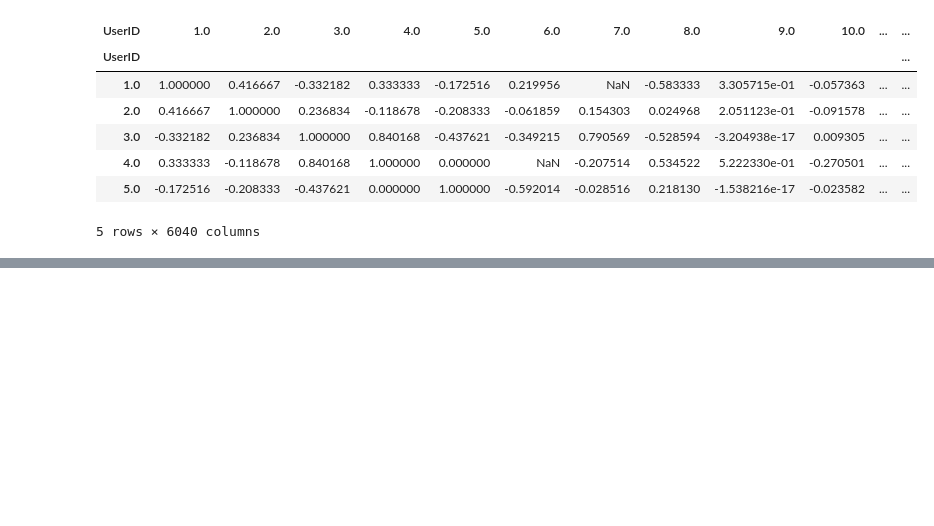
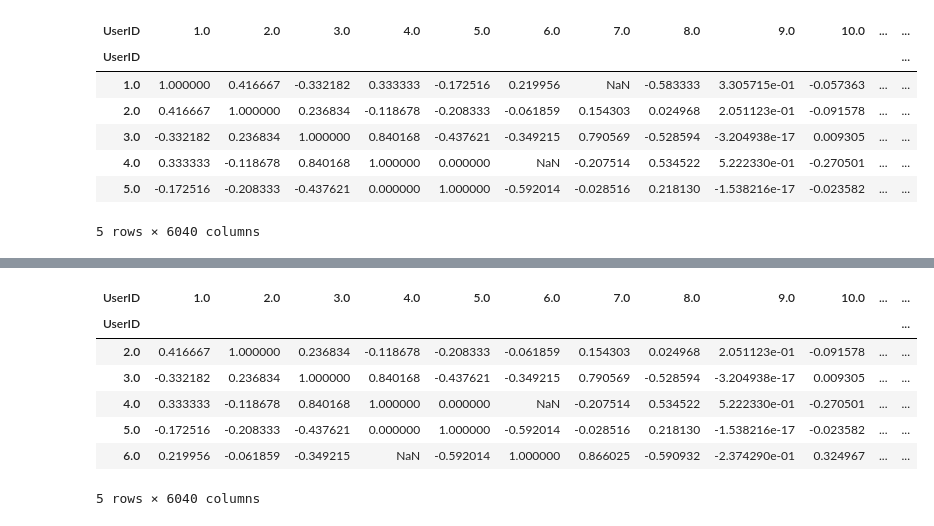
Before and after one commit to pkmariya/Scaler01, a Jupyter notebook: ZeeRecommender_CaseStudy_Mariya_DSML.ipynb, the cells around one changed output, grey strips where cells are left out. Drawn from its saved outputs; the diff is of its cells as text; code cells hidden in the pictures; blank space fills up the shorter version.

```diff
--- a/ZeeRecommender_CaseStudy_Mariya_DSML.ipynb
+++ b/ZeeRecommender_CaseStudy_Mariya_DSML.ipynb
@@ -515,0 +546,16 @@ user_similarity.head()
+# %%
+# Pick a user ID
+picked_userid = 1
+# Remove picked user ID from the candidate list
+user_similarity.drop(index=picked_userid, inplace=True)
+# Take a look at the data
+user_similarity.head()
+# %% [output]
+| UserID | 1.0 | 2.0 | 3.0 | 4.0 | 5.0 | 6.0 | 7.0 | 8.0 | 9.0 | 10.0 | ... | ... |
+| UserID |  |  |  |  |  |  |  |  |  |  |  | ... |
+| 2.0 | 0.416667 | 1.000000 | 0.236834 | -0.118678 | -0.208333 | -0.061859 | 0.154303 | 0.024968 | 2.051123e-01 | -0.091578 | ... | ... |
+| 3.0 | -0.332182 | 0.236834 | 1.000000 | 0.840168 | -0.437621 | -0.349215 | 0.790569 | -0.528594 | -3.204938e-17 | 0.009305 | ... | ... |
+| 4.0 | 0.333333 | -0.118678 | 0.840168 | 1.000000 | 0.000000 | NaN | -0.207514 | 0.534522 | 5.222330e-01 | -0.270501 | ... | ... |
+| 5.0 | -0.172516 | -0.208333 | -0.437621 | 0.000000 | 1.000000 | -0.592014 | -0.028516 | 0.218130 | -1.538216e-17 | -0.023582 | ... | ... |
+| 6.0 | 0.219956 | -0.061859 | -0.349215 | NaN | -0.592014 | 1.000000 | 0.866025 | -0.590932 | -2.374290e-01 | 0.324967 | ... | ... |
+5 rows × 6040 columns
```
Also changed, not shown: parts of 12 cells of this notebook.
